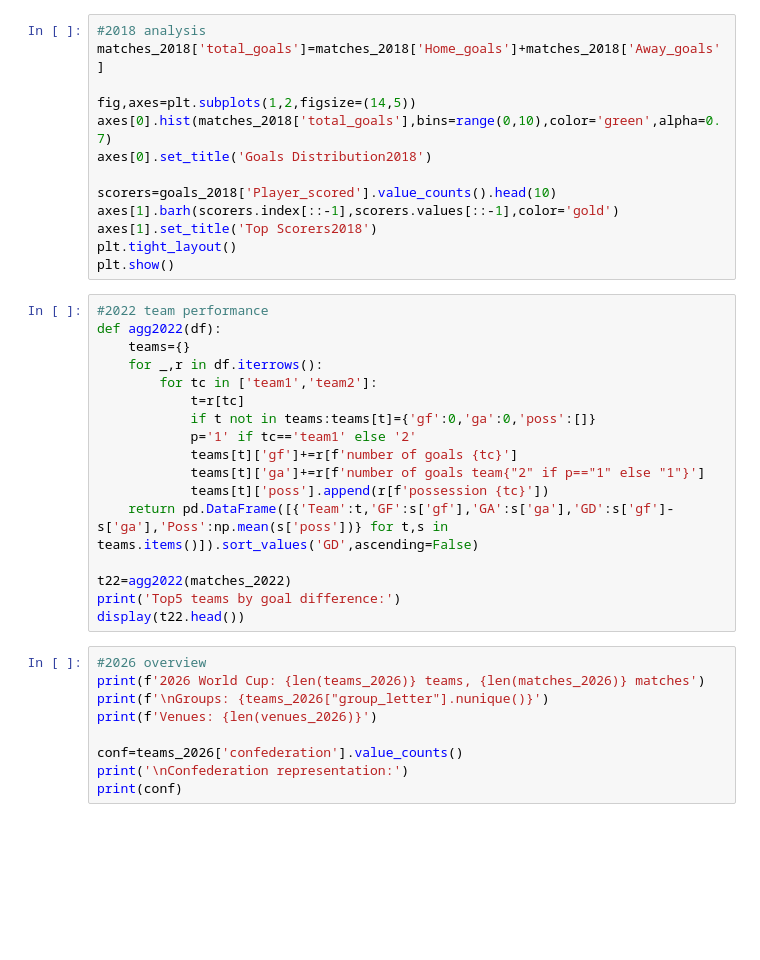
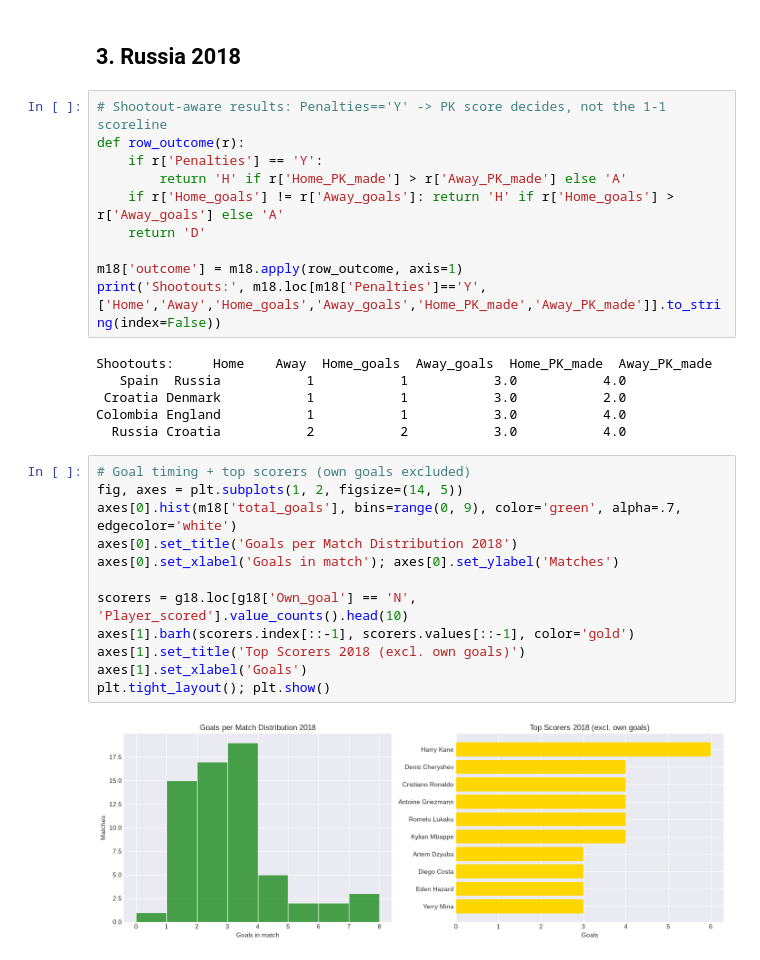
Before and after one commit to datbuiquoc035/World-Cup-1930-2026, a Jupyter notebook: analyze.ipynb, the cells around one changed output. Cells and saved outputs as stored; diff of their text form; blank space fills up the shorter version.

```diff
--- a/analyze.ipynb
+++ b/analyze.ipynb
@@ -50,39 +154,32 @@ plt.show()
+# %% [markdown]
+## 3. Russia 2018
+# %%
+# Shootout-aware results: Penalties=='Y' -> PK score decides, not the 1-1 scoreline
+def row_outcome(r):
+    if r['Penalties'] == 'Y':
+        return 'H' if r['Home_PK_made'] > r['Away_PK_made'] else 'A'
+    if r['Home_goals'] != r['Away_goals']: return 'H' if r['Home_goals'] > r['Away_goals'] else 'A'
+    return 'D'
+
+m18['outcome'] = m18.apply(row_outcome, axis=1)
+print('Shootouts:', m18.loc[m18['Penalties']=='Y', ['Home','Away','Home_goals','Away_goals','Home_PK_made','Away_PK_made']].to_string(index=False))
+# %% [output]
+Shootouts:     Home    Away  Home_goals  Away_goals  Home_PK_made  Away_PK_made
+   Spain  Russia           1           1           3.0           4.0
+ Croatia Denmark           1           1           3.0           2.0
+Colombia England           1           1           3.0           4.0
+  Russia Croatia           2           2           3.0           4.0
 # %%
-#2018 analysis
-matches_2018['total_goals']=matches_2018['Home_goals']+matches_2018['Away_goals']
+# Goal timing + top scorers (own goals excluded)
+fig, axes = plt.subplots(1, 2, figsize=(14, 5))
+axes[0].hist(m18['total_goals'], bins=range(0, 9), color='green', alpha=.7, edgecolor='white')
+axes[0].set_title('Goals per Match Distribution 2018')
+axes[0].set_xlabel('Goals in match'); axes[0].set_ylabel('Matches')
 
-fig,axes=plt.subplots(1,2,figsize=(14,5))
-axes[0].hist(matches_2018['total_goals'],bins=range(0,10),color='green',alpha=0.7)
-axes[0].set_title('Goals Distribution2018')
-
-scorers=goals_2018['Player_scored'].value_counts().head(10)
-axes[1].barh(scorers.index[::-1],scorers.values[::-1],color='gold')
-axes[1].set_title('Top Scorers2018')
-plt.tight_layout()
-plt.show()
+scorers = g18.loc[g18['Own_goal'] == 'N', 'Player_scored'].value_counts().head(10)
+axes[1].barh(scorers.index[::-1], scorers.values[::-1], color='gold')
+axes[1].set_title('Top Scorers 2018 (excl. own goals)')
+axes[1].set_xlabel('Goals')
+plt.tight_layout(); plt.show()
+# %% [output]
+[figure, added]
-# %%
-#2022 team performance
-def agg2022(df):
-    teams={}
-    for _,r in df.iterrows():
-        for tc in ['team1','team2']:
-            t=r[tc]
-            if t not in teams:teams[t]={'gf':0,'ga':0,'poss':[]}
-            p='1' if tc=='team1' else '2'
-            teams[t]['gf']+=r[f'number of goals {tc}']
-            teams[t]['ga']+=r[f'number of goals team{"2" if p=="1" else "1"}']
-            teams[t]['poss'].append(r[f'possession {tc}'])
-    return pd.DataFrame([{'Team':t,'GF':s['gf'],'GA':s['ga'],'GD':s['gf']-s['ga'],'Poss':np.mean(s['poss'])} for t,s in teams.items()]).sort_values('GD',ascending=False)
-
-t22=agg2022(matches_2022)
-print('Top5 teams by goal difference:')
-display(t22.head())
-# %%
-#2026 overview
-print(f'2026 World Cup: {len(teams_2026)} teams, {len(matches_2026)} matches')
-print(f'\nGroups: {teams_2026["group_letter"].nunique()}')
-print(f'Venues: {len(venues_2026)}')
-
-conf=teams_2026['confederation'].value_counts()
-print('\nConfederation representation:')
-print(conf)
```
Also changed, not shown: parts of 23 cells of this notebook, 11 other files.
